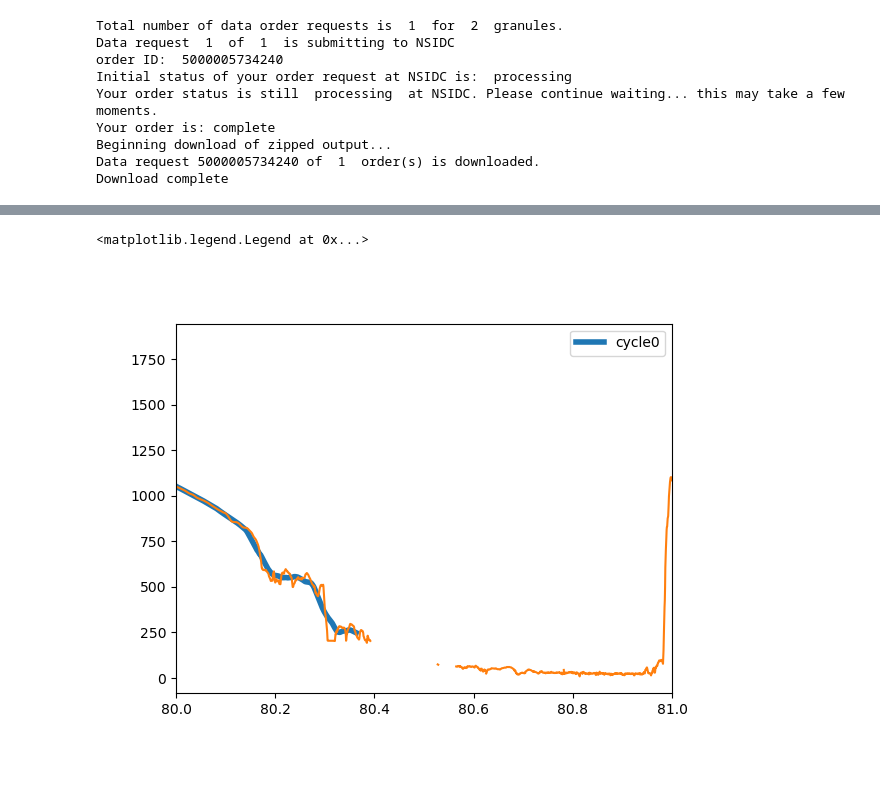
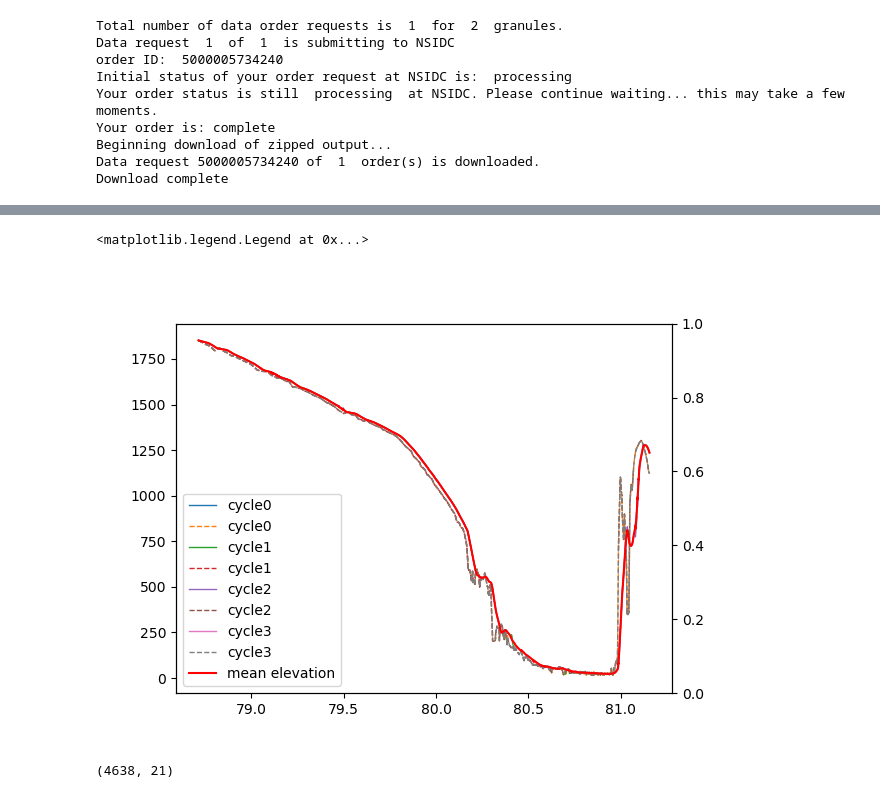
Before and after one commit to ICESAT-2HackWeek/GroundingLine-Greenland, a Jupyter notebook: slopetest.ipynb, the cells around one changed output, grey strips where cells are left out. Drawn from its saved outputs; the diff is of its cells as text; code cells hidden in the pictures.

```diff
--- a/slopetest.ipynb
+++ b/slopetest.ipynb
@@ -245,16 +257,33 @@ axs.legend()
-# %%
-fig,axs = plt.subplots()
-binsize = 100
-ind=0
-h_corr_smooth = running_mean(h_corr_final[:,ind],binsize)
-axs.plot(final_lats[int(binsize/2)-1:-int(binsize/2)],h_corr_smooth,label = 'cycle' + str(ind),linewidth=4)
-axs.plot(final_lats,h_corr_final[:,ind])
-# axs2 = axs.twinx()
-# h_corr_smooth_mean = np.nanmean(smoothies,axis=0)
-# axs2.plot(final_lats[int(binsize/2)-1:-int(binsize/2)], np.gradient(h_corr_smooth_mean),color='red')
-axs.set_xlim([80,81])
-# axs.plot(final_lats[int(meanbinsize/2)-1:-int(meanbinsize/2)],h_corr_smooth_mean,color='green')
-axs.legend()
-# %% [output]
-<matplotlib.legend.Legend at 0x...>
-[figure, removed]
+# %%
+# interpolating each h_corr before taking the running mean
+%matplotlib widget
+
+fig,axs = plt.subplots()
+binsize = 100 # running mean bin
+c = 4
+for ind in np.arange(c): # c is number of cycles you want
+    if ind==1:
+        smoothies = h_corr_smooth # smoothies will be all the smoothed data in one array
+    f = interpolate.interp1d(final_lats,h_corr_final[:,ind]) # create the interpolant
+    h_corr_filled = f(final_lats[1::]-.0000001) #interpolate, this will force there to be a non-nan value at every lat
+    h_corr_masked = np.ma.masked_array(h_corr_filled,np.isnan(h_corr_filled)) # we need to mask the h_corr nans
+    h_corr_smooth = moving_average(h_corr_masked,n=binsize) # find the running mean
+    if ind>1:
+        smoothies = np.vstack((smoothies,h_corr_smooth)) # concatenate the smoothed data
+    axs.plot(final_lats[1::],h_corr_smooth,label = 'cycle' + str(ind),linewidth=1) # plot the smoothed data
+    axs.plot(final_lats[1::],h_corr_filled,'--',label = 'cycle' + str(ind),linewidth=1) # plot the smoothed data
+
+axs2 = axs.twinx()
+h_corr_smooth_mean = np.nanmean(smoothies,axis=0) # take the mean of all the smoothed data
+axs.plot(final_lats[1::], h_corr_smooth_mean,color='red',label='mean elevation')
+# axs.set_xlim([80,81])
+# axs.plot(final_lats[int(binsize/2):-int(binsize/2)],h_corr_smooth_mean,color='green')
+axs.legend()
+# %% [output]
+<matplotlib.legend.Legend at 0x...>
+[figure, added]
+# %%
+h_corr_masked.shape
+h_corr_final.shape
+# %% [output]
+(4638, 21)
```
Also changed, not shown: parts of 25 cells of this notebook.
